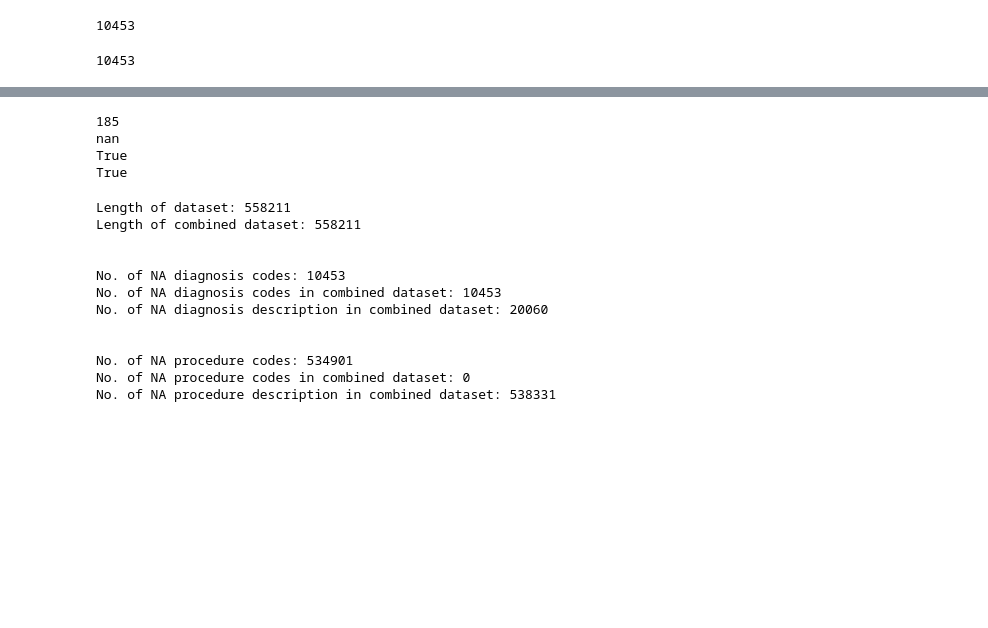
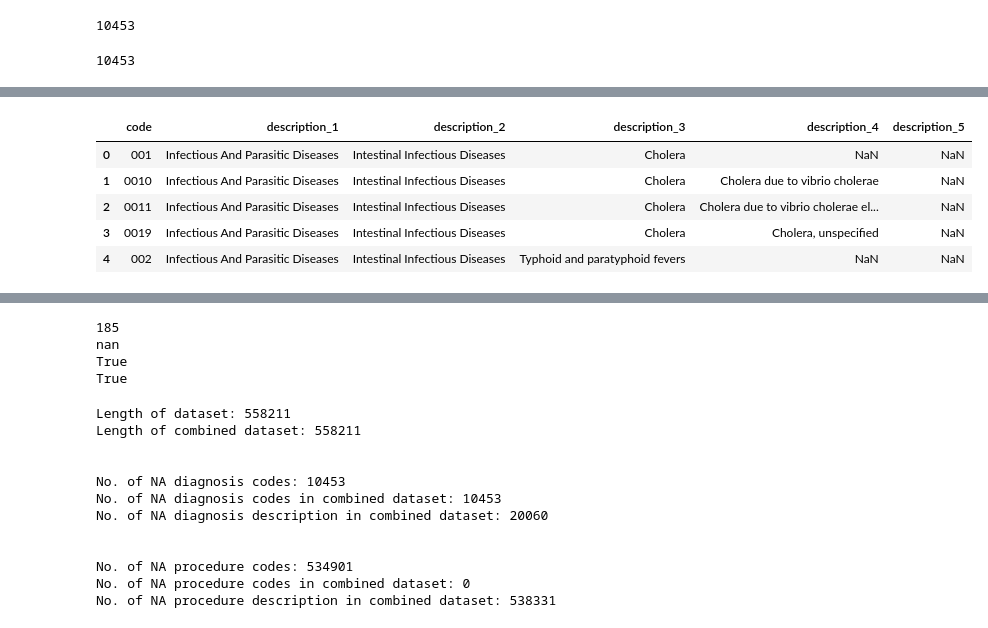
Before and after one commit to RussellDash332/medical-insurance-fraud, a Jupyter notebook: datainspection.ipynb, the cells around one changed output, grey strips where cells are left out. Drawn from its saved outputs; the diff is of its cells as text; code cells hidden in the pictures; blank space fills up the shorter version.

```diff
--- a/datainspection.ipynb
+++ b/datainspection.ipynb
@@ -125,0 +156,9 @@ procedures=pd.read_csv("processed_data/icd9_procedure.csv", dtype={'code': str})
+# %%
+diagnosis.head()
+# %% [output]
+|  | code | description_1 | description_2 | description_3 | description_4 | description_5 |
+| 0 | 001 | Infectious And Parasitic Diseases | Intestinal Infectious Diseases | Cholera | NaN | NaN |
+| 1 | 0010 | Infectious And Parasitic Diseases | Intestinal Infectious Diseases | Cholera | Cholera due to vibrio cholerae | NaN |
+| 2 | 0011 | Infectious And Parasitic Diseases | Intestinal Infectious Diseases | Cholera | Cholera due to vibrio cholerae el... | NaN |
+| 3 | 0019 | Infectious And Parasitic Diseases | Intestinal Infectious Diseases | Cholera | Cholera, unspecified | NaN |
+| 4 | 002 | Infectious And Parasitic Diseases | Intestinal Infectious Diseases | Typhoid and paratyphoid fevers | NaN | NaN |
```
Also changed, not shown: parts of 11 cells of this notebook.
